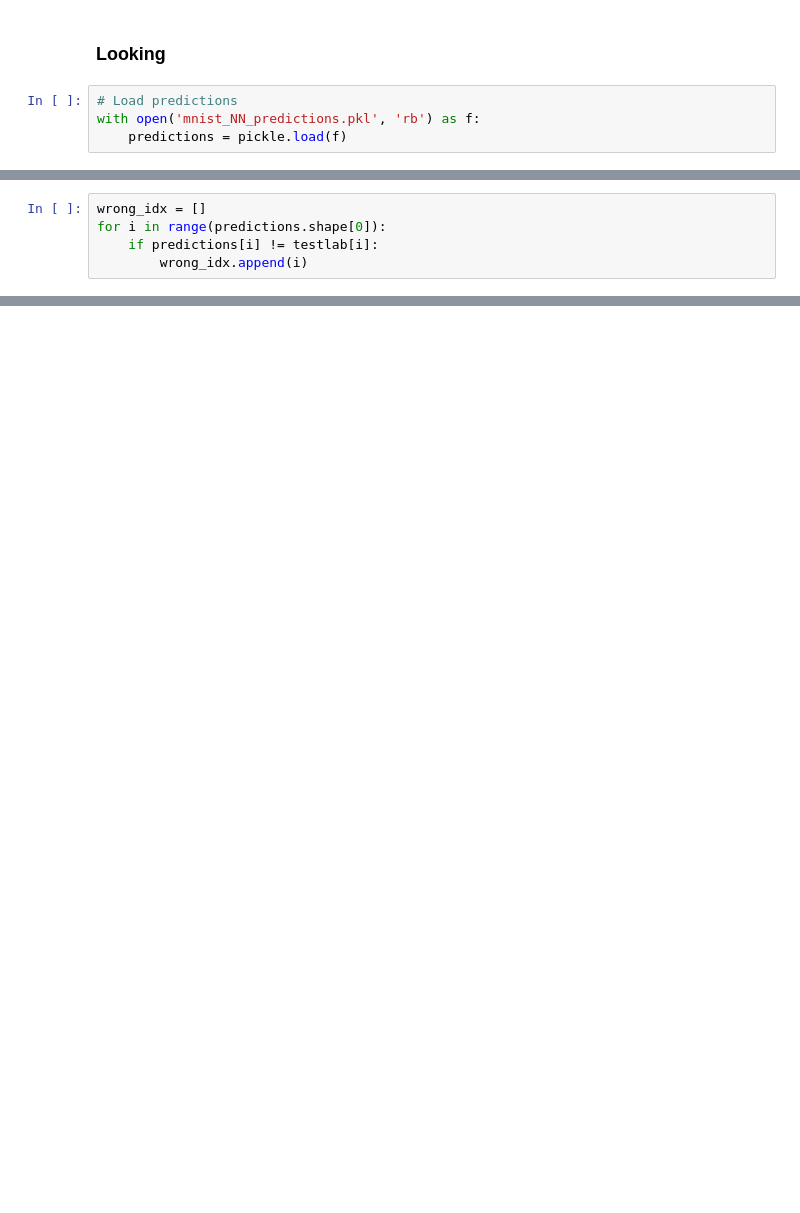
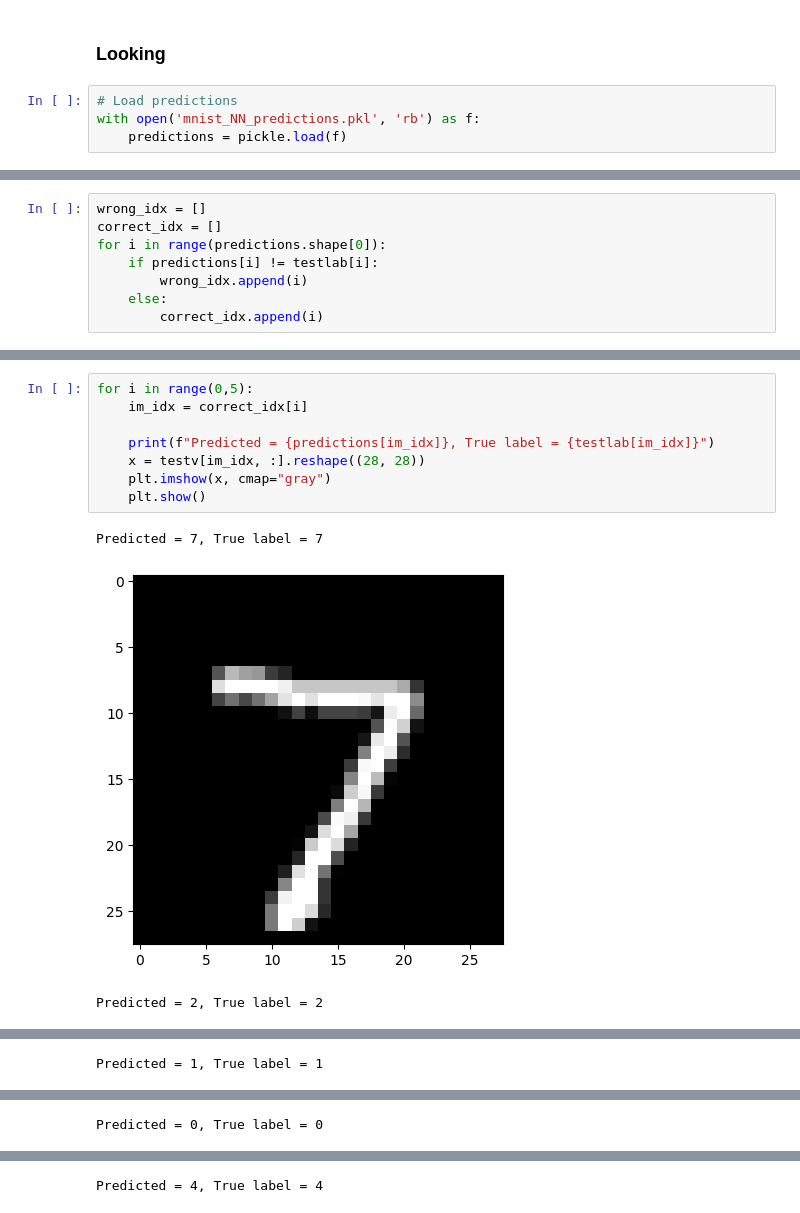
Before and after one commit to AndersDark/TTT4275_project, a Jupyter notebook: task2_1.ipynb, the cells around one changed output, grey strips where cells are left out. Drawn from its saved outputs; the diff is of its cells as text; blank space fills up the shorter version.

```diff
--- a/task2_1.ipynb
+++ b/task2_1.ipynb
@@ -77,8 +112,11 @@ plt.show()
 # %%
 wrong_idx = []
+correct_idx = []
 for i in range(predictions.shape[0]):
     if predictions[i] != testlab[i]:
         wrong_idx.append(i)
+    else:
+        correct_idx.append(i)
 # %%
 for i in range(10,15):
     im_idx = wrong_idx[i]
@@ -100,0 +139,12 @@ Predicted = 7, True label = 3
+# %%
+for i in range(0,5):
+    im_idx = correct_idx[i]
+
+    print(f"Predicted = {predictions[im_idx]}, True label = {testlab[im_idx]}")
+    x = testv[im_idx, :].reshape((28, 28))
+    plt.imshow(x, cmap="gray")
+    plt.show()
+# %% [output]
+Predicted = 7, True label = 7
+[figure, added]
+Predicted = 2, True label = 2
@@ -100,0 +152 @@ Predicted = 7, True label = 3
+Predicted = 1, True label = 1
@@ -100,0 +154 @@ Predicted = 7, True label = 3
+Predicted = 0, True label = 0
@@ -100,0 +156 @@ Predicted = 7, True label = 3
+Predicted = 4, True label = 4
```
Also changed, not shown: parts of 4 cells of this notebook, 2 other files.
